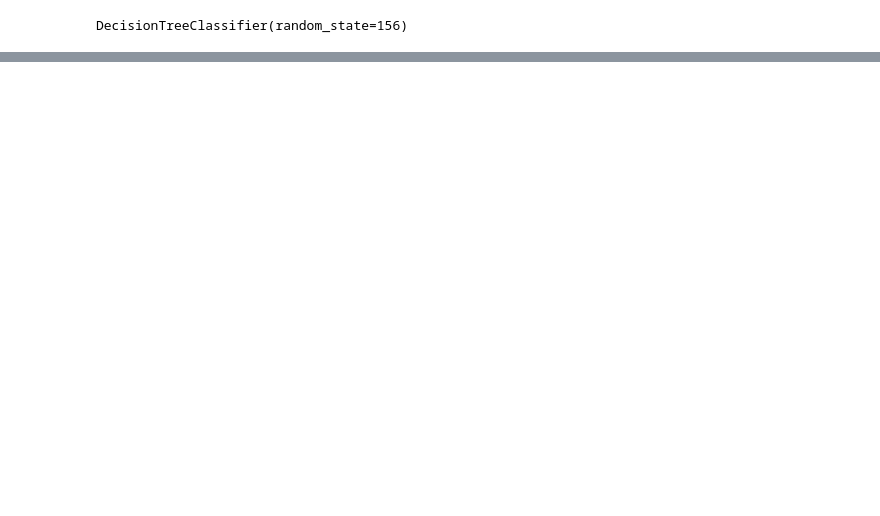
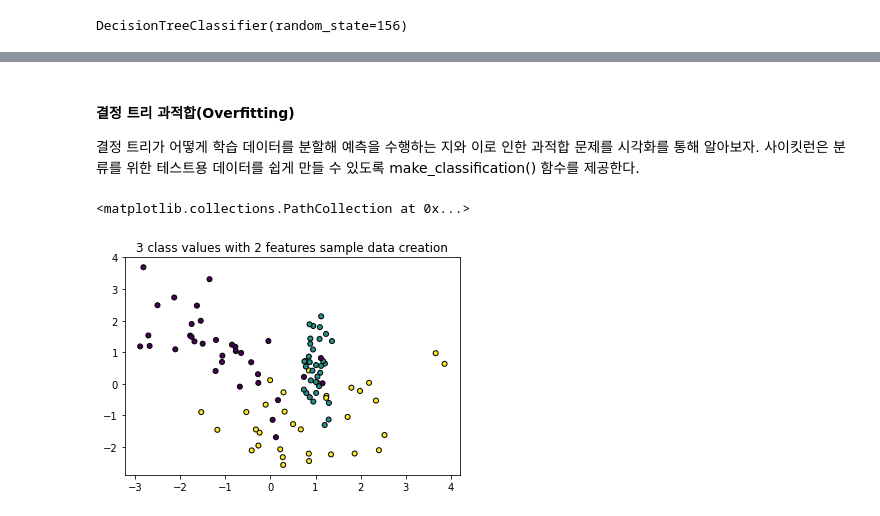
Before and after one commit to seongmin-97/MLstudy, a Jupyter notebook: 기초 다듬기/02주차 - 03. 평가 ~ 04. 분류(앙상블).ipynb, the cells around one changed output, grey strips where cells are left out. Drawn from its saved outputs; the diff is of its cells as text; code cells hidden in the pictures; blank space fills up the shorter version.

```diff
--- a/기초 다듬기/02주차 - 03. 평가 ~ 04. 분류(앙상블).ipynb
+++ b/기초 다듬기/02주차 - 03. 평가 ~ 04. 분류(앙상블).ipynb
@@ -551,0 +580,20 @@ ExecutableNotFound: failed to execute 'dot', make sure the Graphviz executables
+# %% [markdown]
+#### 결정 트리 과적합(Overfitting)
+
+결정 트리가 어떻게 학습 데이터를 분할해 예측을 수행하는 지와 이로 인한 과적합 문제를 시각화를 통해 알아보자. 사이킷런은 분류를 위한 테스트용 데이터를 쉽게 만들 수 있도록 make_classification() 함수를 제공한다.
+# %%
+from sklearn.datasets import make_classification
+import matplotlib.pyplot as plt
+%matplotlib inline
+
+plt.title("3 class values with 2 features sample data creation")
+
+# 2차원 시각화를 위해 피처는 2개, 클래스는 3가지 유형의 분류 샘플 데이터 생성
+X_features, y_labels = make_classification(n_features=2, n_redundant=0, n_informative=2,
+                                          n_classes=3, n_clusters_per_class=1, random_state=0)
+
+# 시각화
+plt.scatter(X_featues[:, 0], X_features[:, 1], marker='o', c=y_labels, s=25, edgecolor='k')
+# %% [output]
+<matplotlib.collections.PathCollection at 0x...>
+[figure, added]
```
Also changed, not shown: parts of 24 cells of this notebook, 29 other files.
